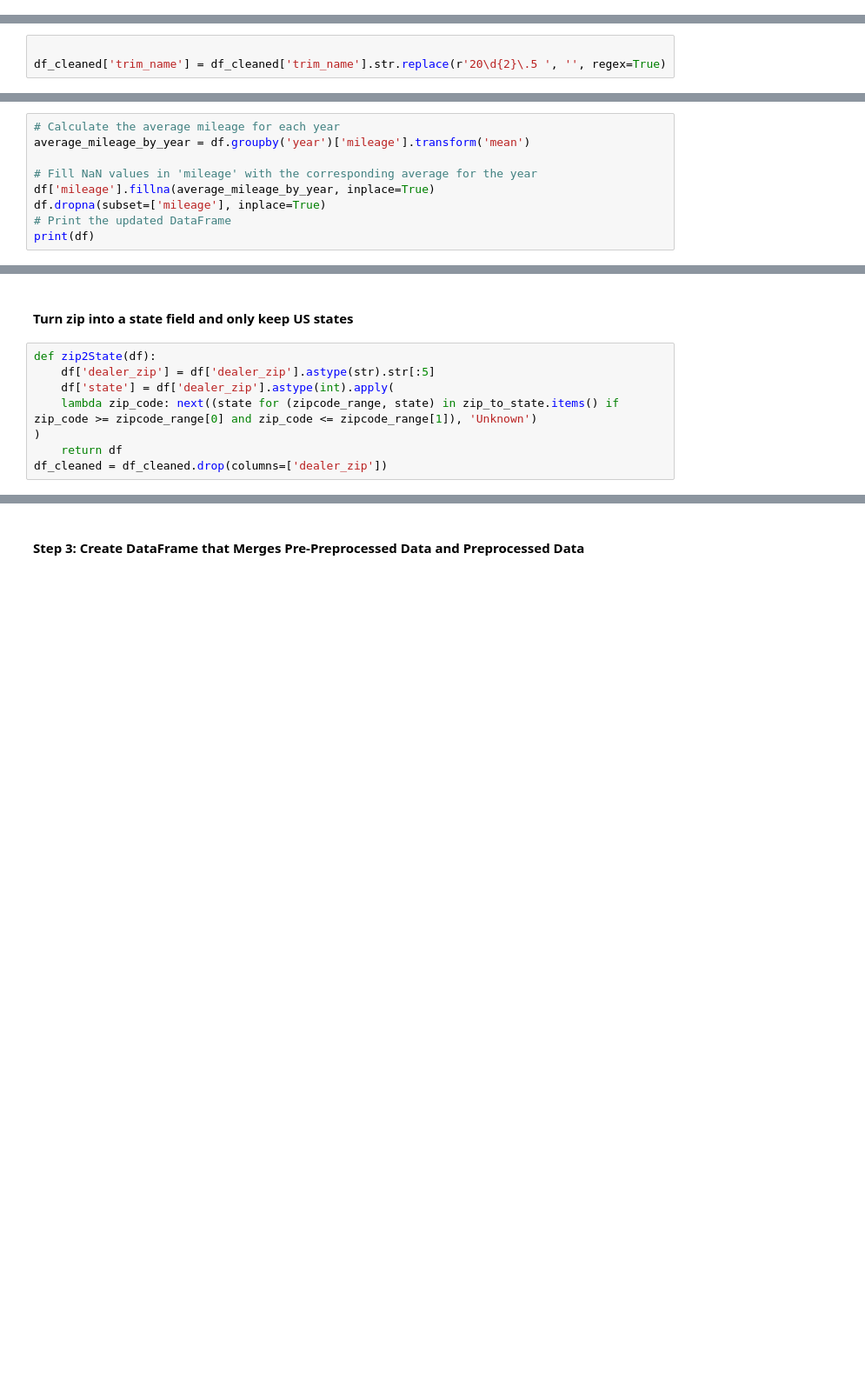
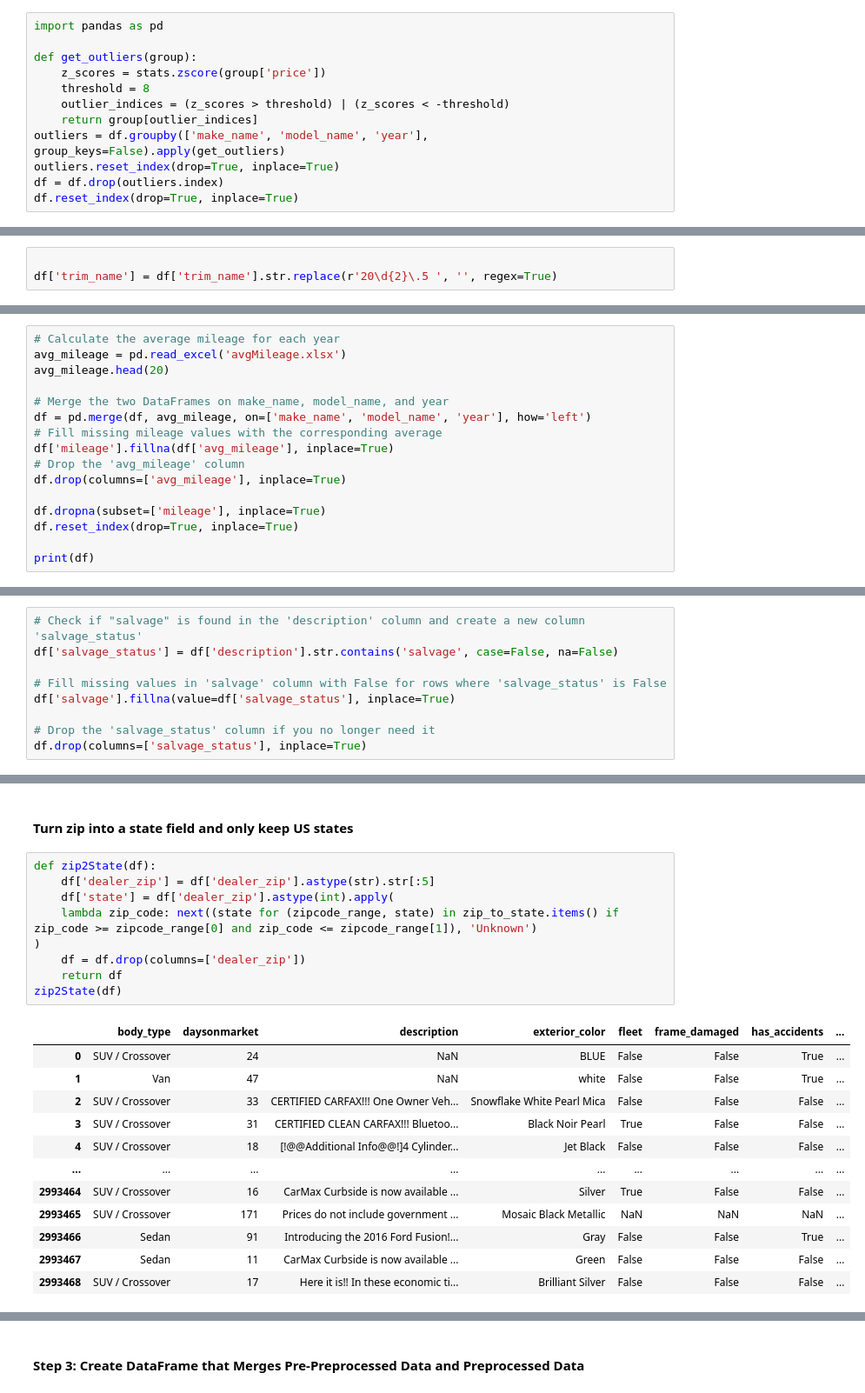
Before and after one commit to DaymonH/CarPricePredictor, a Jupyter notebook: pp-copy.ipynb, the cells around one changed output, grey strips where cells are left out. Shown at 87% size. Saved outputs shown, nothing was run; the diff lists cells and outputs as text; blank space fills up the shorter version.

Commit message:
almost done with data cleaning

```diff
--- a/pp-copy.ipynb
+++ b/pp-copy.ipynb
@@ -265,0 +216,12 @@ df_cleaned.head(2)
+# %%
+import pandas as pd
+
+def get_outliers(group):
+    z_scores = stats.zscore(group['price'])
+    threshold = 8
+    outlier_indices = (z_scores > threshold) | (z_scores < -threshold)
+    return group[outlier_indices]
+outliers = df.groupby(['make_name', 'model_name', 'year'], group_keys=False).apply(get_outliers)
+outliers.reset_index(drop=True, inplace=True)
+df = df.drop(outliers.index)
+df.reset_index(drop=True, inplace=True)
@@ -292,5 +263,5 @@ df[string_columns] = df[string_columns].astype(str)
 #### **get rid of redundant year values in trim name col**
 # %%
 
-df_cleaned['trim_name'] = df_cleaned['trim_name'].str.replace(r'20\d{2}\.5 ', '', regex=True)
+df['trim_name'] = df['trim_name'].str.replace(r'20\d{2}\.5 ', '', regex=True)
 # %% [markdown]
@@ -298,9 +269,16 @@ df_cleaned['trim_name'] = df_cleaned['trim_name'].str.replace(r'20\d{2}\.5 ', ''
 # %%
 # Calculate the average mileage for each year
-average_mileage_by_year = df.groupby('year')['mileage'].transform('mean')
+avg_mileage = pd.read_excel('avgMileage.xlsx')
+avg_mileage.head(20)
 
-# Fill NaN values in 'mileage' with the corresponding average for the year
-df['mileage'].fillna(average_mileage_by_year, inplace=True)
+# Merge the two DataFrames on make_name, model_name, and year
+df = pd.merge(df, avg_mileage, on=['make_name', 'model_name', 'year'], how='left')
+# Fill missing mileage values with the corresponding average
+df['mileage'].fillna(df['avg_mileage'], inplace=True)
+# Drop the 'avg_mileage' column
+df.drop(columns=['avg_mileage'], inplace=True)
+
 df.dropna(subset=['mileage'], inplace=True)
-# Print the updated DataFrame
+df.reset_index(drop=True, inplace=True)
+
 print(df)
@@ -307,3 +305,12 @@ print(df)
+# %%
+# Check if "salvage" is found in the 'description' column and create a new column 'salvage_status'
+df['salvage_status'] = df['description'].str.contains('salvage', case=False, na=False)
+
+# Fill missing values in 'salvage' column with False for rows where 'salvage_status' is False
+df['salvage'].fillna(value=df['salvage_status'], inplace=True)
+
+# Drop the 'salvage_status' column if you no longer need it
+df.drop(columns=['salvage_status'], inplace=True)
 # %% [markdown]
 # ---------------------------------------------------------------------------
 # %% [markdown]
@@ -313,8 +320,22 @@ print(df)
 # %%
 def zip2State(df):
     df['dealer_zip'] = df['dealer_zip'].astype(str).str[:5]
     df['state'] = df['dealer_zip'].astype(int).apply(
     lambda zip_code: next((state for (zipcode_range, state) in zip_to_state.items() if zip_code >= zipcode_range[0] and zip_code <= zipcode_range[1]), 'Unknown')
 )
+    df = df.drop(columns=['dealer_zip'])
     return df
-df_cleaned = df_cleaned.drop(columns=['dealer_zip'])
+zip2State(df)
+# %% [output]
+|  | body_type | daysonmarket | description | exterior_color | fleet | frame_damaged | has_accidents | ... |
+| 0 | SUV / Crossover | 24 | NaN | BLUE | False | False | True | ... |
+| 1 | Van | 47 | NaN | white | False | False | True | ... |
+| 2 | SUV / Crossover | 33 | CERTIFIED CARFAX!!! One Owner Veh... | Snowflake White Pearl Mica | False | False | False | ... |
+| 3 | SUV / Crossover | 31 | CERTIFIED CLEAN CARFAX!!! Bluetoo... | Black Noir Pearl | True | False | False | ... |
+| 4 | SUV / Crossover | 18 | [!@@Additional Info@@!]4 Cylinder... | Jet Black | False | False | False | ... |
+| ... | ... | ... | ... | ... | ... | ... | ... | ... |
+| 2993464 | SUV / Crossover | 16 | CarMax Curbside is now available ... | Silver | True | False | False | ... |
+| 2993465 | SUV / Crossover | 171 | Prices do not include government ... | Mosaic Black Metallic | NaN | NaN | NaN | ... |
+| 2993466 | Sedan | 91 | Introducing the 2016 Ford Fusion!... | Gray | False | False | True | ... |
+| 2993467 | Sedan | 11 | CarMax Curbside is now available ... | Green | False | False | False | ... |
+| 2993468 | SUV / Crossover | 17 | Here it is!! In these economic ti... | Brilliant Silver | False | False | False | ... |
```
Also changed, not shown: parts of 20 cells of this notebook, 3 other files.
